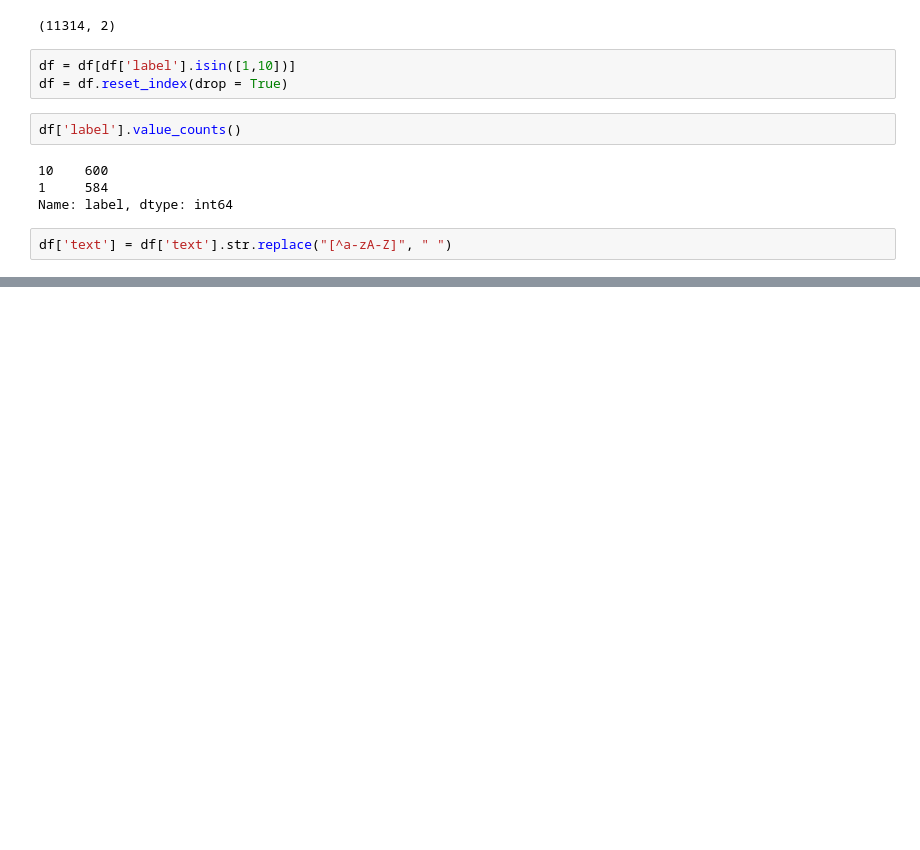
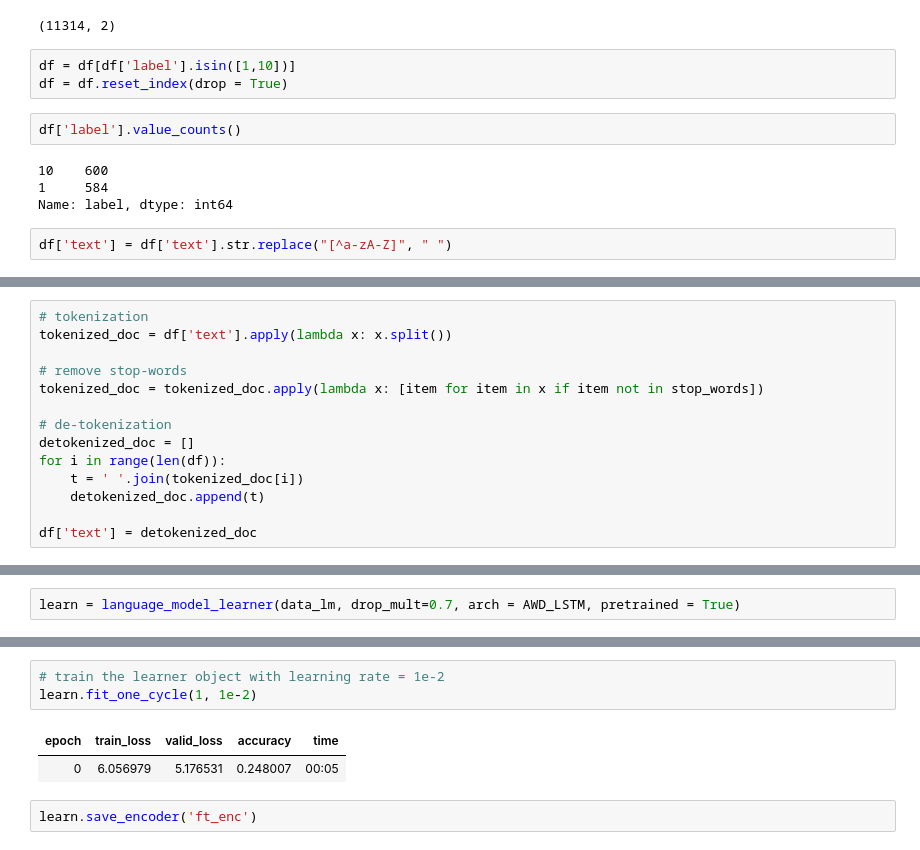
Before and after one commit to linsut/masterarbeit, a Jupyter notebook: ULMFitTutorial.ipynb, the cells around one changed output, grey strips where cells are left out. Drawn from its saved outputs; the diff is of its cells as text; blank space fills up the shorter version.

```diff
--- a/ULMFitTutorial.ipynb
+++ b/ULMFitTutorial.ipynb
@@ -57,0 +67,14 @@ df['text'] = df['text'].str.replace("[^a-zA-Z]", " ")
+# %%
+# tokenization
+tokenized_doc = df['text'].apply(lambda x: x.split())
+
+# remove stop-words
+tokenized_doc = tokenized_doc.apply(lambda x: [item for item in x if item not in stop_words])
+
+# de-tokenization
+detokenized_doc = []
+for i in range(len(df)):
+    t = ' '.join(tokenized_doc[i])
+    detokenized_doc.append(t)
+
+df['text'] = detokenized_doc
@@ -57,0 +101,2 @@ df['text'] = df['text'].str.replace("[^a-zA-Z]", " ")
+# %%
+learn = language_model_learner(data_lm, drop_mult=0.7, arch = AWD_LSTM, pretrained = True)
@@ -57,0 +106,8 @@ df['text'] = df['text'].str.replace("[^a-zA-Z]", " ")
+# %%
+# train the learner object with learning rate = 1e-2
+learn.fit_one_cycle(1, 1e-2)
+# %% [output]
+| epoch | train_loss | valid_loss | accuracy | time |
+| 0 | 6.056979 | 5.176531 | 0.248007 | 00:05 |
+# %%
+learn.save_encoder('ft_enc')
```
Also changed, not shown: parts of 8 cells of this notebook.
